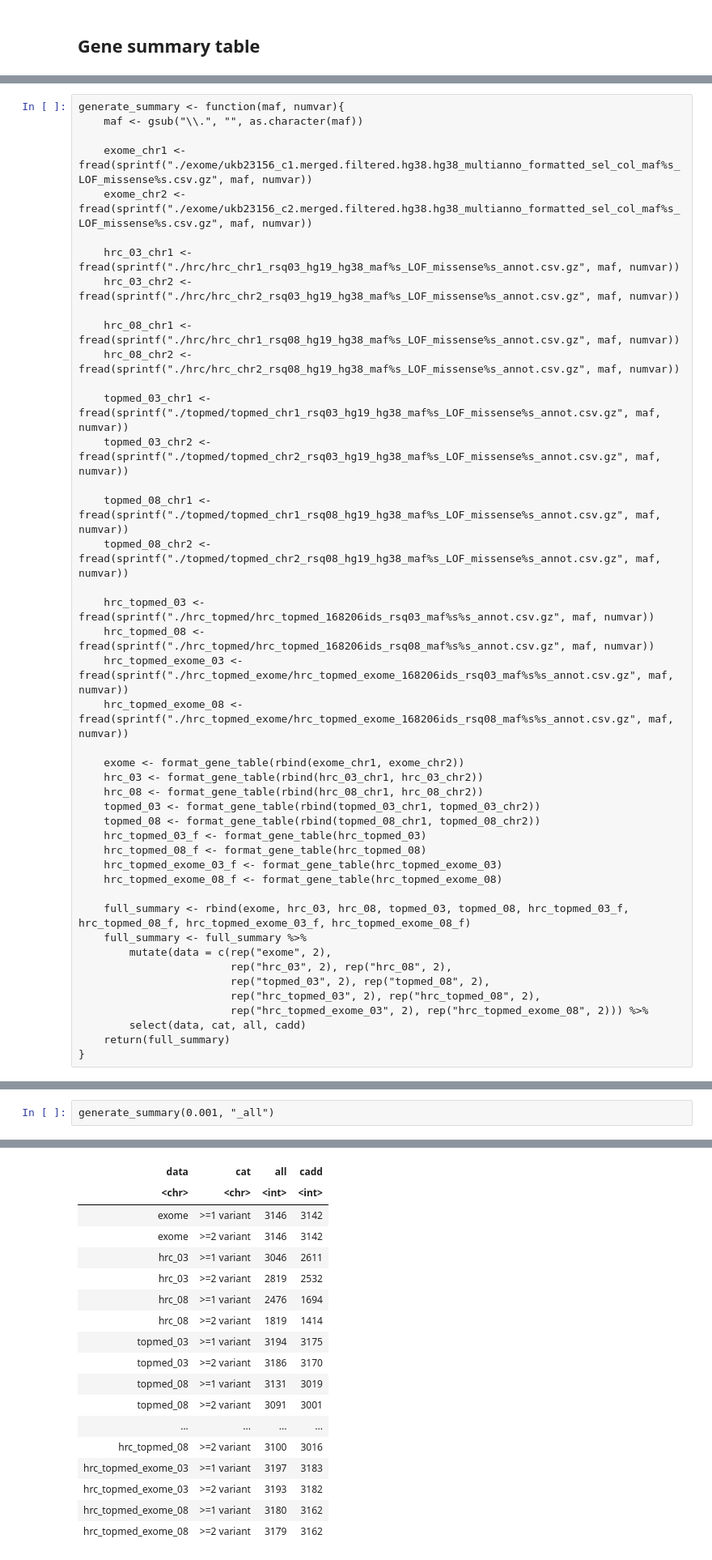
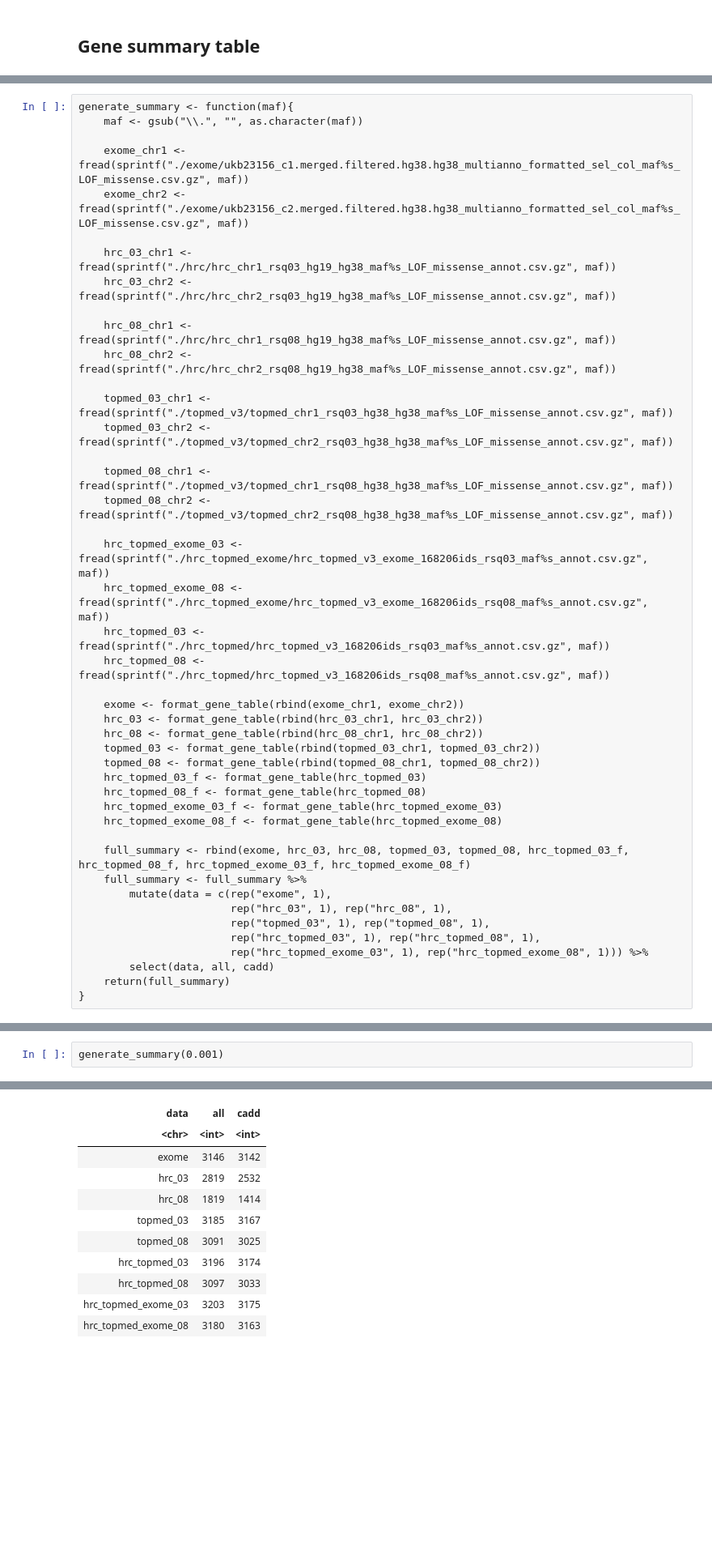
Before and after one commit to lamanda0227/imputation_brv, a Jupyter notebook: analysis/data_summary_analysis.ipynb, the cells around one changed output, grey strips where cells are left out. Shown at 81% size. Drawn from its saved outputs; the diff is of its cells as text; blank space fills up the shorter version.

```diff
--- a/analysis/data_summary_analysis.ipynb
+++ b/analysis/data_summary_analysis.ipynb
@@ -1066,27 +1247,27 @@ format_gene_table <- function(df){
 }
 # %%
-generate_summary <- function(maf, numvar){
+generate_summary <- function(maf){
     maf <- gsub("\\.", "", as.character(maf))
 
-    exome_chr1 <- fread(sprintf("./exome/ukb23156_c1.merged.filtered.hg38.hg38_multianno_formatted_sel_col_maf%s_LOF_missense%s.csv.gz", maf, numvar))
-    exome_chr2 <- fread(sprintf("./exome/ukb23156_c2.merged.filtered.hg38.hg38_multianno_formatted_sel_col_maf%s_LOF_missense%s.csv.gz", maf, numvar))
+    exome_chr1 <- fread(sprintf("./exome/ukb23156_c1.merged.filtered.hg38.hg38_multianno_formatted_sel_col_maf%s_LOF_missense.csv.gz", maf))
+    exome_chr2 <- fread(sprintf("./exome/ukb23156_c2.merged.filtered.hg38.hg38_multianno_formatted_sel_col_maf%s_LOF_missense.csv.gz", maf))
 
-    hrc_03_chr1 <- fread(sprintf("./hrc/hrc_chr1_rsq03_hg19_hg38_maf%s_LOF_missense%s_annot.csv.gz", maf, numvar))
-    hrc_03_chr2 <- fread(sprintf("./hrc/hrc_chr2_rsq03_hg19_hg38_maf%s_LOF_missense%s_annot.csv.gz", maf, numvar))
+    hrc_03_chr1 <- fread(sprintf("./hrc/hrc_chr1_rsq03_hg19_hg38_maf%s_LOF_missense_annot.csv.gz", maf))
+    hrc_03_chr2 <- fread(sprintf("./hrc/hrc_chr2_rsq03_hg19_hg38_maf%s_LOF_missense_annot.csv.gz", maf))
 
-    hrc_08_chr1 <- fread(sprintf("./hrc/hrc_chr1_rsq08_hg19_hg38_maf%s_LOF_missense%s_annot.csv.gz", maf, numvar))
-    hrc_08_chr2 <- fread(sprintf("./hrc/hrc_chr2_rsq08_hg19_hg38_maf%s_LOF_missense%s_annot.csv.gz", maf, numvar))
+    hrc_08_chr1 <- fread(sprintf("./hrc/hrc_chr1_rsq08_hg19_hg38_maf%s_LOF_missense_annot.csv.gz", maf))
+    hrc_08_chr2 <- fread(sprintf("./hrc/hrc_chr2_rsq08_hg19_hg38_maf%s_LOF_missense_annot.csv.gz", maf))
 
-    topmed_03_chr1 <- fread(sprintf("./topmed/topmed_chr1_rsq03_hg19_hg38_maf%s_LOF_missense%s_annot.csv.gz", maf, numvar))
-    topmed_03_chr2 <- fread(sprintf("./topmed/topmed_chr2_rsq03_hg19_hg38_maf%s_LOF_missense%s_annot.csv.gz", maf, numvar))
+    topmed_03_chr1 <- fread(sprintf("./topmed_v3/topmed_chr1_rsq03_hg38_hg38_maf%s_LOF_missense_annot.csv.gz", maf))
+    topmed_03_chr2 <- fread(sprintf("./topmed_v3/topmed_chr2_rsq03_hg38_hg38_maf%s_LOF_missense_annot.csv.gz", maf))
 
-    topmed_08_chr1 <- fread(sprintf("./topmed/topmed_chr1_rsq08_hg19_hg38_maf%s_LOF_missense%s_annot.csv.gz", maf, numvar))
-    topmed_08_chr2 <- fread(sprintf("./topmed/topmed_chr2_rsq08_hg19_hg38_maf%s_LOF_missense%s_annot.csv.gz", maf, numvar))
+    topmed_08_chr1 <- fread(sprintf("./topmed_v3/topmed_chr1_rsq08_hg38_hg38_maf%s_LOF_missense_annot.csv.gz", maf))
+    topmed_08_chr2 <- fread(sprintf("./topmed_v3/topmed_chr2_rsq08_hg38_hg38_maf%s_LOF_missense_annot.csv.gz", maf))
 
-    hrc_topmed_03 <- fread(sprintf("./hrc_topmed/hrc_topmed_168206ids_rsq03_maf%s%s_annot.csv.gz", maf, numvar))
-    hrc_topmed_08 <- fread(sprintf("./hrc_topmed/hrc_topmed_168206ids_rsq08_maf%s%s_annot.csv.gz", maf, numvar))
-    hrc_topmed_exome_03 <- fread(sprintf("./hrc_topmed_exome/hrc_topmed_exome_168206ids_rsq03_maf%s%s_annot.csv.gz", maf, numvar))
-    hrc_topmed_exome_08 <- fread(sprintf("./hrc_topmed_exome/hrc_topmed_exome_168206ids_rsq08_maf%s%s_annot.csv.gz", maf, numvar))
+    hrc_topmed_exome_03 <- fread(sprintf("./hrc_topmed_exome/hrc_topmed_v3_exome_168206ids_rsq03_maf%s_annot.csv.gz", maf))
+    hrc_topmed_exome_08 <- fread(sprintf("./hrc_topmed_exome/hrc_topmed_v3_exome_168206ids_rsq08_maf%s_annot.csv.gz", maf))
+    hrc_topmed_03 <- fread(sprintf("./hrc_topmed/hrc_topmed_v3_168206ids_rsq03_maf%s_annot.csv.gz", maf))
+    hrc_topmed_08 <- fread(sprintf("./hrc_topmed/hrc_topmed_v3_168206ids_rsq08_maf%s_annot.csv.gz", maf))
 
     exome <- format_gene_table(rbind(exome_chr1, exome_chr2))
     hrc_03 <- format_gene_table(rbind(hrc_03_chr1, hrc_03_chr2))
@@ -1100,12 +1281,12 @@ generate_summary <- function(maf, numvar){
 
     full_summary <- rbind(exome, hrc_03, hrc_08, topmed_03, topmed_08, hrc_topmed_03_f, hrc_topmed_08_f, hrc_topmed_exome_03_f, hrc_topmed_exome_08_f)
     full_summary <- full_summary %>%
-        mutate(data = c(rep("exome", 2),
-                        rep("hrc_03", 2), rep("hrc_08", 2),
-                        rep("topmed_03", 2), rep("topmed_08", 2),
-                        rep("hrc_topmed_03", 2), rep("hrc_topmed_08", 2),
-                        rep("hrc_topmed_exome_03", 2), rep("hrc_topmed_exome_08", 2))) %>%
-        select(data, cat, all, cadd)
+        mutate(data = c(rep("exome", 1),
+                        rep("hrc_03", 1), rep("hrc_08", 1),
+                        rep("topmed_03", 1), rep("topmed_08", 1),
+                        rep("hrc_topmed_03", 1), rep("hrc_topmed_08", 1),
+                        rep("hrc_topmed_exome_03", 1), rep("hrc_topmed_exome_08", 1))) %>%
+        select(data, all, cadd)
     return(full_summary)
 }
 # %%
@@ -1155,3 +1322,3 @@ A data.frame: 18 × 4
 # %%
-generate_summary(0.001, "_all")
+generate_summary(0.001)
 # %% [output]
@@ -1159,18 +1326,11 @@ A data.frame: 18 × 4
-| data | cat | all | cadd |
-| <chr> | <chr> | <int> | <int> |
-| exome | >=1 variant | 3146 | 3142 |
-| exome | >=2 variant | 3146 | 3142 |
-| hrc_03 | >=1 variant | 3046 | 2611 |
-| hrc_03 | >=2 variant | 2819 | 2532 |
-| hrc_08 | >=1 variant | 2476 | 1694 |
-| hrc_08 | >=2 variant | 1819 | 1414 |
-| topmed_03 | >=1 variant | 3194 | 3175 |
-| topmed_03 | >=2 variant | 3186 | 3170 |
-| topmed_08 | >=1 variant | 3131 | 3019 |
-| topmed_08 | >=2 variant | 3091 | 3001 |
-| ... | ... | ... | ... |
-| hrc_topmed_08 | >=2 variant | 3100 | 3016 |
-| hrc_topmed_exome_03 | >=1 variant | 3197 | 3183 |
-| hrc_topmed_exome_03 | >=2 variant | 3193 | 3182 |
-| hrc_topmed_exome_08 | >=1 variant | 3180 | 3162 |
-| hrc_topmed_exome_08 | >=2 variant | 3179 | 3162 |
+| data | all | cadd |
+| <chr> | <int> | <int> |
+| exome | 3146 | 3142 |
+| hrc_03 | 2819 | 2532 |
+| hrc_08 | 1819 | 1414 |
+| topmed_03 | 3185 | 3167 |
+| topmed_08 | 3091 | 3025 |
+| hrc_topmed_03 | 3196 | 3174 |
+| hrc_topmed_08 | 3097 | 3033 |
+| hrc_topmed_exome_03 | 3203 | 3175 |
+| hrc_topmed_exome_08 | 3180 | 3163 |
```
Also changed, not shown: parts of 38 cells of this notebook, 2 other files.
